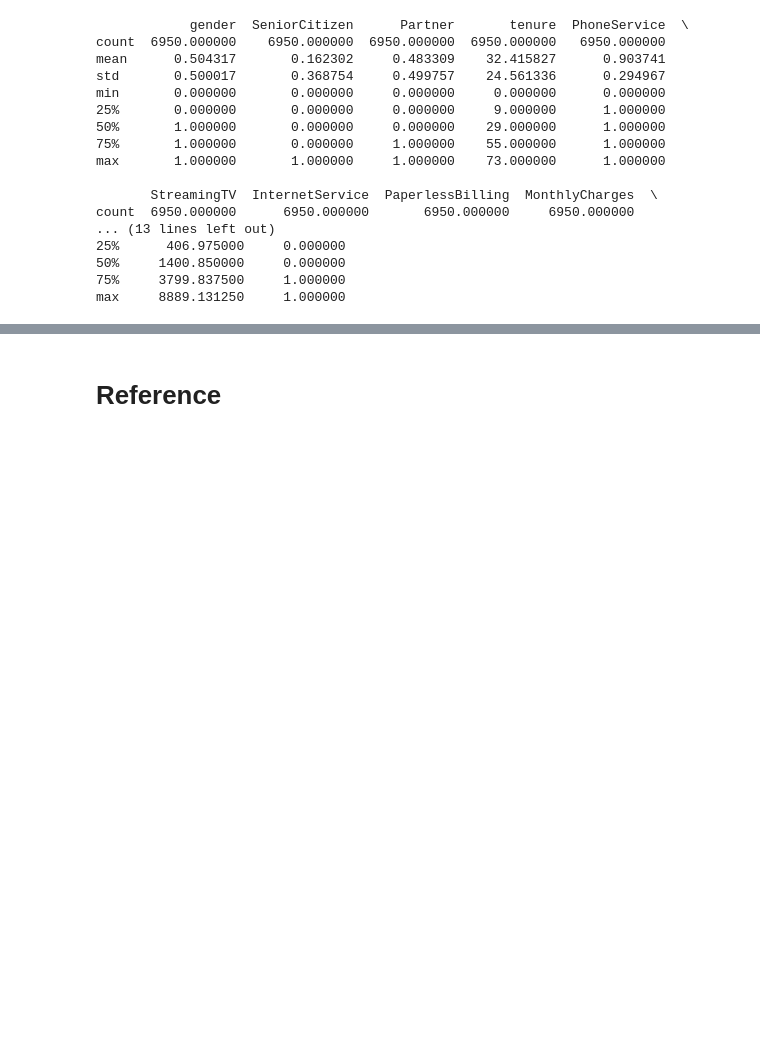
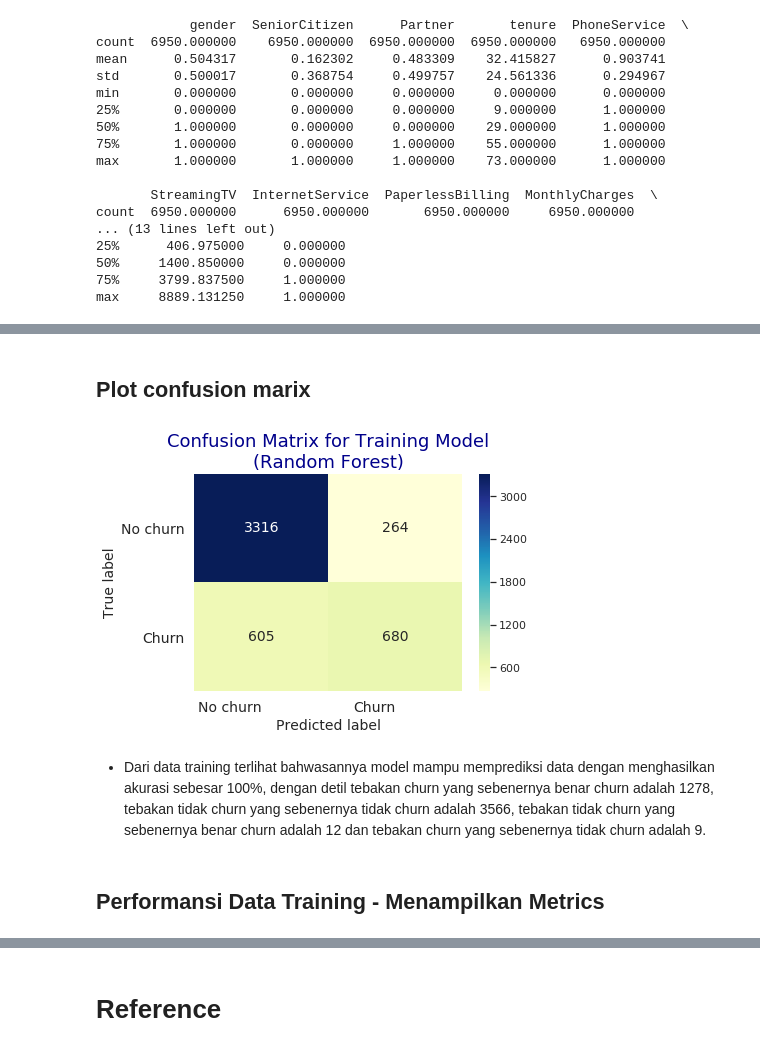
Before and after one commit to julius-risky/Data-Science, a Jupyter notebook: Case_Portofolio/ Customer_Churn_Prediction_using_Machine_Learning.ipynb, the cells around one changed output, grey strips where cells are left out. Saved outputs shown, nothing was run; the diff lists cells and outputs as text; code cells hidden in the pictures; blank space fills up the shorter version.

```diff
--- a/Case_Portofolio/ Customer_Churn_Prediction_using_Machine_Learning.ipynb
+++ b/Case_Portofolio/ Customer_Churn_Prediction_using_Machine_Learning.ipynb
@@ -208,0 +357,22 @@ max     8889.131250     1.000000
+# %% [markdown]
+## Plot confusion marix
+# %%
+# Form confusion matrix as a DataFrame
+confusion_matrix_df = pd.DataFrame((confusion_matrix(y_train, y_train_pred)), ('No churn', 'Churn'), ('No churn', 'Churn'))
+
+# Plot confusion matrix
+plt.figure()
+heatmap = sns.heatmap(confusion_matrix_df, annot=True, annot_kws={'size': 14}, fmt='d', cmap='YlGnBu')
+heatmap.yaxis.set_ticklabels(heatmap.yaxis.get_ticklabels(), rotation=0, ha='right', fontsize=14)
+heatmap.xaxis.set_ticklabels(heatmap.xaxis.get_ticklabels(), rotation=0, ha='right', fontsize=14)
+
+plt.title('Confusion Matrix for Training Model\n(Random Forest)', fontsize=18, color='darkblue')
+plt.ylabel('True label', fontsize=14)
+plt.xlabel('Predicted label', fontsize=14)
+plt.show()
+# %% [output]
+[figure, added]
+# %% [markdown]
+- Dari data training terlihat bahwasannya model mampu memprediksi data dengan menghasilkan akurasi sebesar 100%, dengan detil tebakan churn yang sebenernya benar churn adalah 1278, tebakan tidak churn yang sebenernya tidak churn adalah 3566, tebakan tidak churn yang sebenernya benar churn adalah 12 dan tebakan churn yang sebenernya tidak churn adalah 9.
+# %% [markdown]
+## Performansi Data Training - Menampilkan Metrics
```
Also changed, not shown: parts of 39 cells of this notebook, 2 other files.
